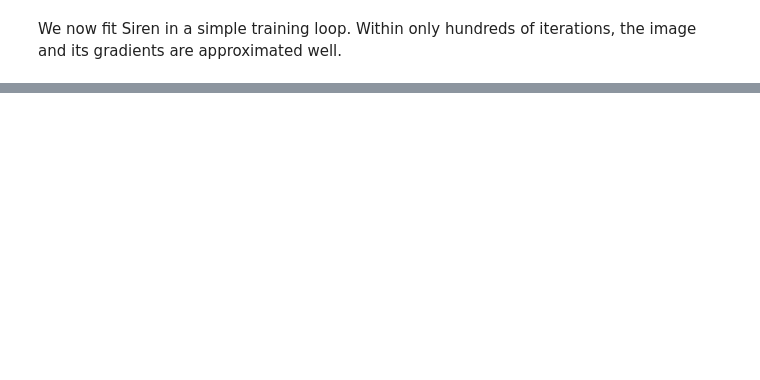
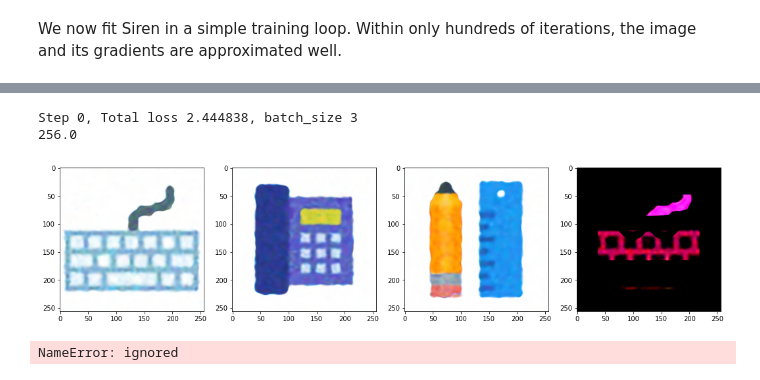
Before and after one commit to aivision2020/NeuralCollectiveUnconsciousness-, a Jupyter notebook: explore_siren.ipynb, the cells around one changed output, grey strips where cells are left out. Drawn from its saved outputs; the diff is of its cells as text; code cells hidden in the pictures; blank space fills up the shorter version.

```diff
--- a/explore_siren.ipynb
+++ b/explore_siren.ipynb
@@ -266,0 +332,12 @@ WARNING:matplotlib.image:Clipping input data to the valid range for imshow with
+# %%
+img_siren = Siren(in_features=2, out_features=3, hidden_features=256,
+                  hidden_layers=10, representation_layers = [0],
+                  dataset_size=len(train_dataset)+len(eval_dataset), outermost_linear=True)
+img_siren.cuda()
+
+optim = torch.optim.Adam(lr=1e-4, params=img_siren.parameters())
+scheduler = torch.optim.lr_scheduler.CosineAnnealingLR(optim, total_steps)
+for step in range(total_steps):
+  img_siren.train()
+  metrics['deep_network_loss'].append(fit_one_step(img_siren, train_loader, step, steps_til_summary))
+  scheduler.step()
@@ -266,0 +369,12 @@ WARNING:matplotlib.image:Clipping input data to the valid range for imshow with
+# %%
+img_siren = Siren(in_features=2, out_features=3, hidden_features=256,
+                  hidden_layers=10, representation_layers = [0,3,6,9],
+                  dataset_size=len(train_dataset)+len(eval_dataset), outermost_linear=True)
+img_siren.cuda()
+
+optim = torch.optim.Adam(lr=1e-4, params=img_siren.parameters())
+scheduler = torch.optim.lr_scheduler.CosineAnnealingLR(optim, total_steps)
+for step in range(total_steps):
+  img_siren.train()
+  metrics['deep_network_loss'].append(fit_one_step(img_siren, train_loader, step, steps_til_summary))
+  scheduler.step()
@@ -266,0 +416,11 @@ WARNING:matplotlib.image:Clipping input data to the valid range for imshow with
+# %%
+
+
+img_siren.train()
+hires_loader = DataLoader(hires_dataset, batch_size=len(train_dataset), pin_memory=True, num_workers=0)
+model_input, ground_truth, mask, im_id = next(iter(hires_loader))
+model_input, ground_truth, im_id = model_input[:3].cuda(), ground_truth[:3].cuda(), im_id[:3].cuda().long()
+model_output = img_siren(model_input, im_id)
+loss = ((model_output - ground_truth)**2).mean()
+display(model_output, ground_truth, loss, 0, 1)
+# %% [output]
@@ -266,0 +431,3 @@ WARNING:matplotlib.image:Clipping input data to the valid range for imshow with
+Step 0, Total loss 2.444838, batch_size 3
+256.0
+[figure, added]
@@ -266,0 +436,6 @@ WARNING:matplotlib.image:Clipping input data to the valid range for imshow with
+# %%
+[plt.plot(v, label=k) for k,v in metrics.items()]
+plt.legend()
+plt.title('In/Out distribution reconstruction loss')
+# %% [output]
+NameError: ignored
```
Also changed, not shown: parts of 22 cells of this notebook.
